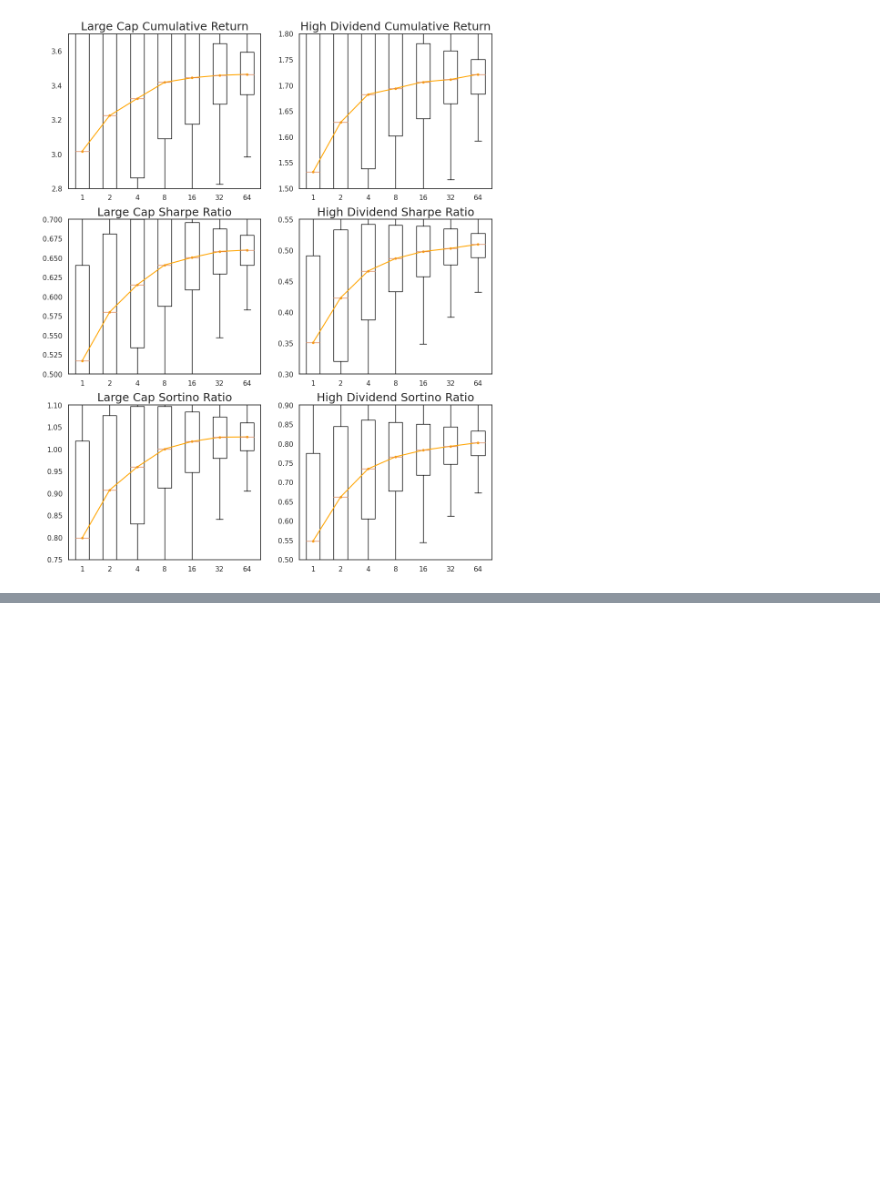
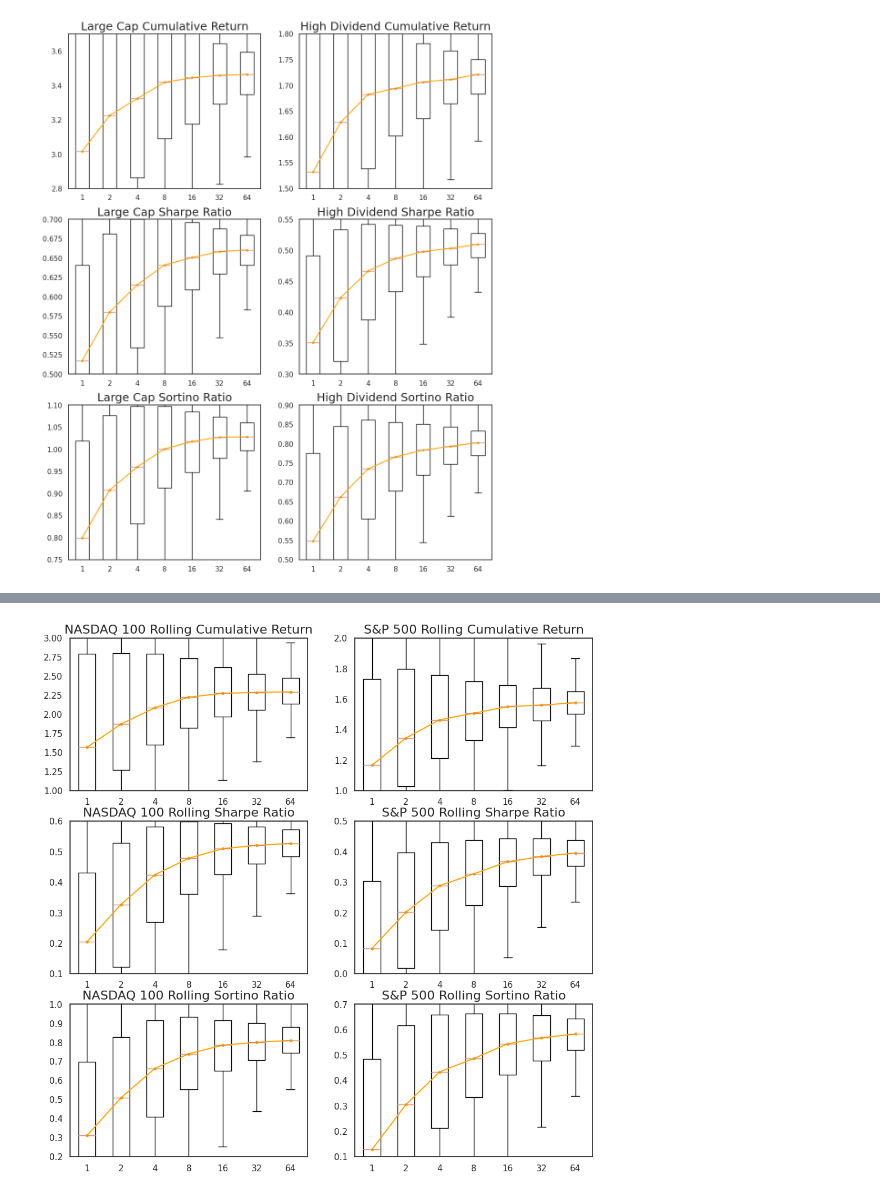
Before and after one commit to DSLwDE/DSLwDE, a Jupyter notebook: ensemble.ipynb, the cells around one changed output, grey strips where cells are left out. Cells and saved outputs as stored; diff of their text form; code cells hidden in the pictures; blank space fills up the shorter version.

```diff
--- a/ensemble.ipynb
+++ b/ensemble.ipynb
@@ -541,5 +541,5 @@ def simulate(num_weight):
     return results
 # %%
 with Pool(len(num_samples)) as p:
-    universe1_mamba_all_backtest_weight = p.map(simulate, num_samples)
+    universe7_mamba_all_backtest_weight = p.map(simulate, num_samples)
 # %%
@@ -571,16 +571,16 @@ def simulate(num_weight):
     return results
 # %%
 with Pool(len(num_samples)) as p:
-    universe5_mamba_all_backtest_weight = p.map(simulate, num_samples)
+    universe8_mamba_all_backtest_weight = p.map(simulate, num_samples)
 # %%
-universe1_mamba_ensemble_data_cr = [pd.concat(x, axis = 1).apply(np.exp).cumprod().iloc[-1].values for x in universe1_mamba_all_backtest_weight]
-universe5_mamba_ensemble_data_cr = [pd.concat(x, axis = 1).apply(np.exp).cumprod().iloc[-1].values for x in universe5_mamba_all_backtest_weight]
+universe7_mamba_ensemble_data_cr = [pd.concat(x, axis = 1).apply(np.exp).cumprod().iloc[-1].values for x in universe7_mamba_all_backtest_weight]
+universe8_mamba_ensemble_data_cr = [pd.concat(x, axis = 1).apply(np.exp).cumprod().iloc[-1].values for x in universe8_mamba_all_backtest_weight]
 
-universe1_mamba_ensemble_data_sharpe = [pd.concat(x, axis = 1).mean() / pd.concat(x, axis = 1).std() * np.sqrt(252) for x in universe1_mamba_all_backtest_weight]
-universe5_mamba_ensemble_data_sharpe = [pd.concat(x, axis = 1).mean() / pd.concat(x, axis = 1).std() * np.sqrt(252) for x in universe5_mamba_all_backtest_weight]
+universe7_mamba_ensemble_data_sharpe = [pd.concat(x, axis = 1).mean() / pd.concat(x, axis = 1).std() * np.sqrt(252) for x in universe7_mamba_all_backtest_weight]
+universe8_mamba_ensemble_data_sharpe = [pd.concat(x, axis = 1).mean() / pd.concat(x, axis = 1).std() * np.sqrt(252) for x in universe8_mamba_all_backtest_weight]
 
-universe1_mamba_ensemble_data_sortino = [pd.concat(x, axis = 1).mean() / pd.concat(x, axis = 1).clip(upper=0).std() * np.sqrt(252) for x in universe1_mamba_all_backtest_weight]
-universe5_mamba_ensemble_data_sortino = [pd.concat(x, axis = 1).mean() / pd.concat(x, axis = 1).clip(upper=0).std() * np.sqrt(252) for x in universe5_mamba_all_backtest_weight]
+universe7_mamba_ensemble_data_sortino = [pd.concat(x, axis = 1).mean() / pd.concat(x, axis = 1).clip(upper=0).std() * np.sqrt(252) for x in universe7_mamba_all_backtest_weight]
+universe8_mamba_ensemble_data_sortino = [pd.concat(x, axis = 1).mean() / pd.concat(x, axis = 1).clip(upper=0).std() * np.sqrt(252) for x in universe8_mamba_all_backtest_weight]
 # %%
 markersize = 3
 
@@ -590,71 +590,73 @@ fig = plt.figure(figsize = (12, 12))
 
 ax = fig.add_subplot(3, 2, 1)
 
-data = universe1_mamba_ensemble_data_cr
+data = universe7_mamba_ensemble_data_cr
 
 ax.boxplot(data, showfliers = False)
 ax.plot(range(1, 8), [np.median(x) for x in data], marker='o', markersize = markersize, color = 'orange')
 ax.set_xticklabels(num_samples)
 
-ax.set_title('Universe1 Cumulative Return (Classic Ensemble)')
-#ax.set_ylim(9.5, 10.5)
+ax.set_title('NASDAQ 100 Rolling Cumulative Return', fontdict={'fontsize': 16})
+ax.set_ylim(1, 3)
 
 ax = fig.add_subplot(3, 2, 2)
 
-data = universe5_mamba_ensemble_data_cr
+data = universe8_mamba_ensemble_data_cr
 
 ax.boxplot(data, showfliers = False)
 ax.plot(range(1, 8), [np.median(x) for x in data], marker='o', markersize = markersize, color = 'orange')
 ax.set_xticklabels(num_samples)
 
-ax.set_title('Universe5 Cumulative Return (Classic Ensemble)')
-#ax.set_ylim(1.45, 1.6)
+ax.set_title('S&P 500 Rolling Cumulative Return', fontdict={'fontsize': 16})
+ax.set_ylim(1, 2)
 
 
 ax = fig.add_subplot(3, 2, 3)
 
-data = universe1_mamba_ensemble_data_sharpe
+data = universe7_mamba_ensemble_data_sharpe
 
 ax.boxplot(data, showfliers = False)
 ax.plot(range(1, 8), [np.median(x) for x in data], marker='o', markersize = markersize, color = 'orange')
 ax.set_xticklabels(num_samples)
 
-ax.set_title('Universe1 Sharpe Ratio (Classic Ensemble)')
-#ax.set_ylim(1.02, 1.08)
+ax.set_title('NASDAQ 100 Rolling Sharpe Ratio', fontdict={'fontsize': 16})
+ax.set_ylim(0.1, 0.6)
 
 ax = fig.add_subplot(3, 2, 4)
 
-data = universe5_mamba_ensemble_data_sharpe
+data = universe8_mamba_ensemble_data_sharpe
 
 ax.boxplot(data, showfliers = False)
 ax.plot(range(1, 8), [np.median(x) for x in data], marker='o', markersize = markersize, color = 'orange')
 ax.set_xticklabels(num_samples)
 
-ax.set_title('Universe5 Sharpe Ratio (Classic Ensemble)')
-#ax.set_ylim(0.2, 0.28)
+ax.set_title('S&P 500 Rolling Sharpe Ratio', fontdict={'fontsize': 16})
+ax.set_ylim(0.0, 0.5)
 
 
 ax = fig.add_subplot(3, 2, 5)
 
-data = universe1_mamba_ensemble_data_sortino
+data = universe7_mamba_ensemble_data_sortino
 
 ax.boxplot(data, showfliers = False)
 ax.plot(range(1, 8), [np.median(x) for x in data], marker='o', markersize = markersize, color = 'orange')
 ax.set_xticklabels(num_samples)
 
-ax.set_title('Universe1 Sortino Ratio (Classic Ensemble)')
-#ax.set_ylim(1.62, 1.68)
+ax.set_title('NASDAQ 100 Rolling Sortino Ratio', fontdict={'fontsize': 16})
+ax.set_ylim(0.2, 1)
 
 ax = fig.add_subplot(3, 2, 6)
 
-data = universe5_mamba_ensemble_data_sortino
+data = universe8_mamba_ensemble_data_sortino
 
 ax.boxplot(data, showfliers = False)
 ax.plot(range(1, 8), [np.median(x) for x in data], marker='o', markersize = markersize, color = 'orange')
 ax.set_xticklabels(num_samples)
 
-ax.set_title('Universe5 Sortino Ratio (Classic Ensemble)')
-#ax.set_ylim(0.35, 0.45)
+ax.set_title('S&P 500 Rolling Sortino Ratio', fontdict={'fontsize': 16})
+ax.set_ylim(0.1, 0.7)
 
 
 plt.show()
+# %% [output]
+[figure, added]
```
Also changed, not shown: parts of 5 cells of this notebook.
